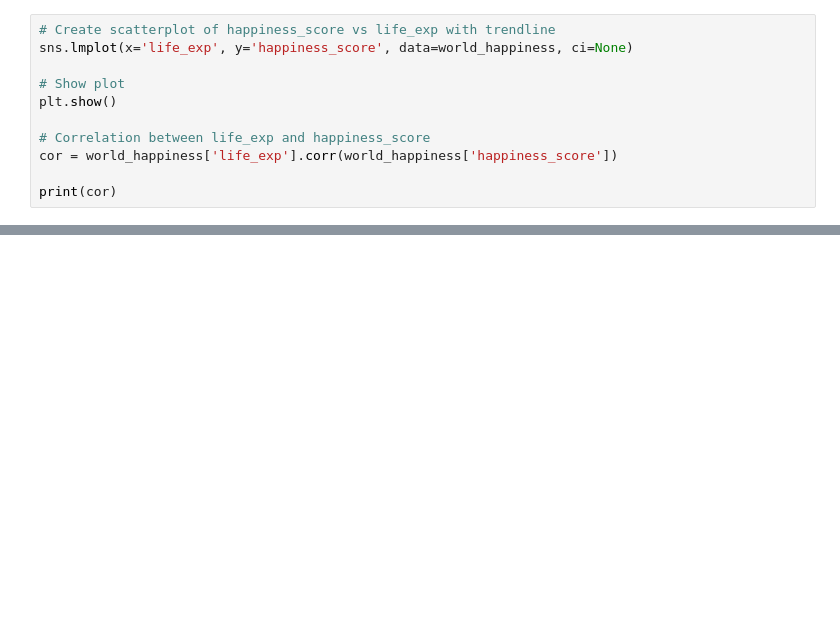
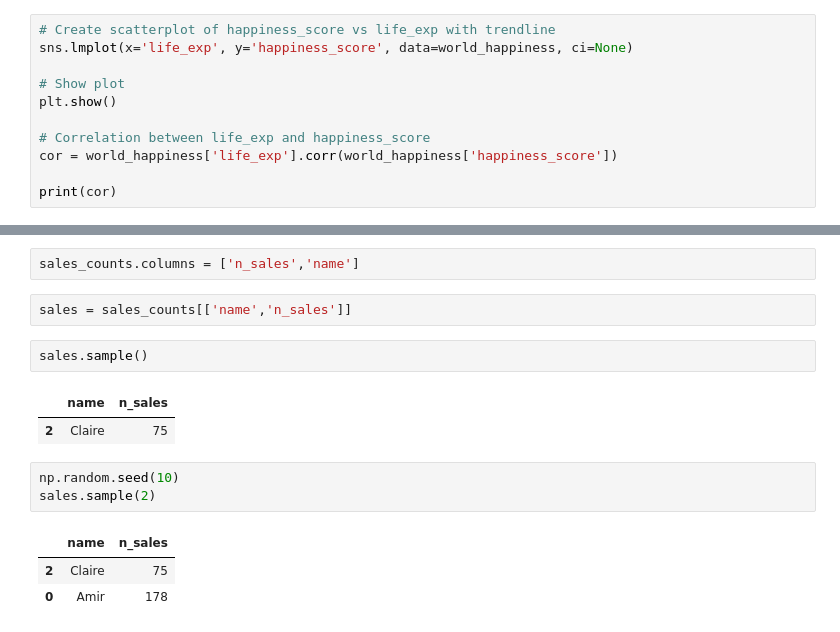
Before and after one commit to ecuerbo/pyprac, a Jupyter notebook: datacamp/stats.ipynb, the cells around one changed output, grey strips where cells are left out. Saved outputs shown, nothing was run; the diff lists cells and outputs as text; blank space fills up the shorter version.

```diff
--- a/datacamp/stats.ipynb
+++ b/datacamp/stats.ipynb
@@ -471,0 +479,16 @@ print(cor)
+# %%
+sales_counts.columns = ['n_sales','name']
+# %%
+sales = sales_counts[['name','n_sales']]
+# %%
+sales.sample()
+# %% [output]
+|  | name | n_sales |
+| 2 | Claire | 75 |
+# %%
+np.random.seed(10)
+sales.sample(2)
+# %% [output]
+|  | name | n_sales |
+| 2 | Claire | 75 |
+| 0 | Amir | 178 |
```
Also changed, not shown: parts of 3 cells of this notebook, 4 other files.
